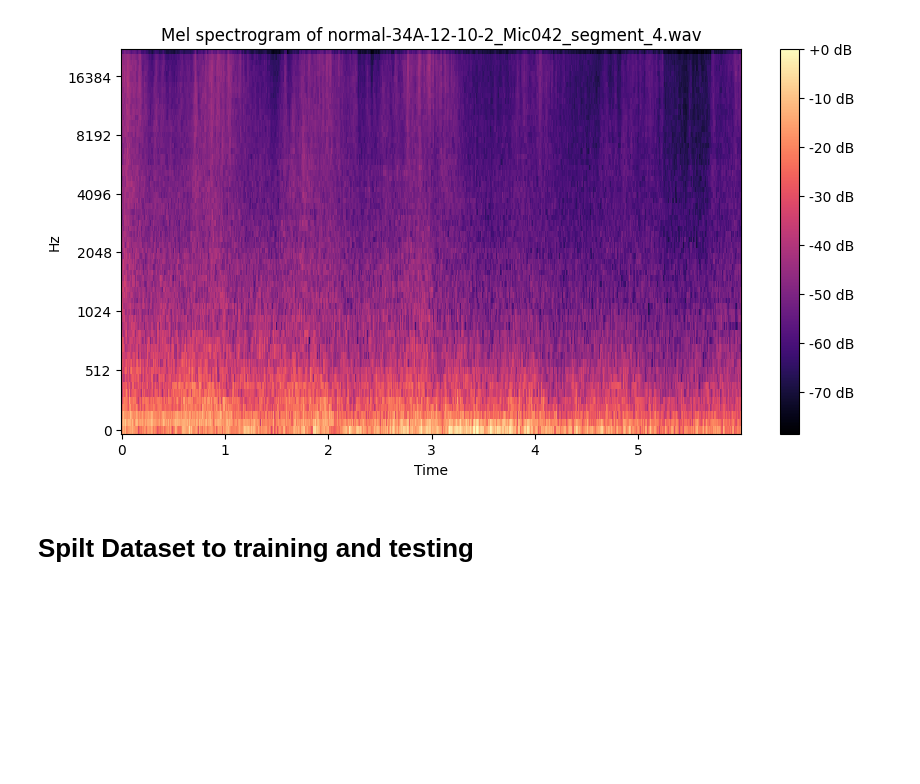
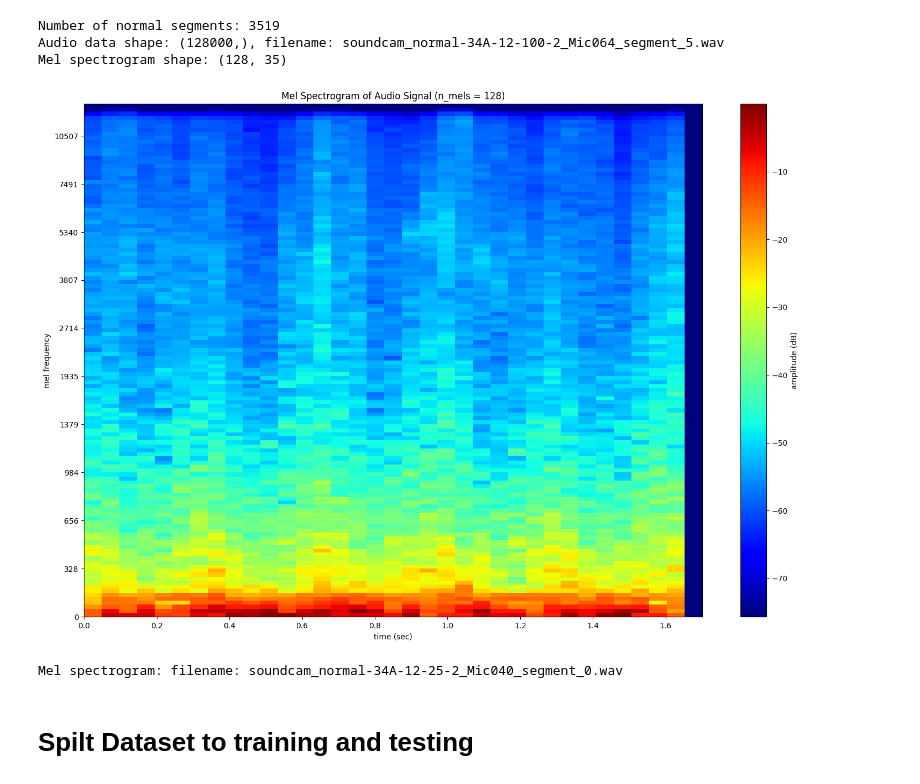
Before and after one commit to BoshiLee/wind_turbin_anomaly_detection, a Jupyter notebook: unsurpervised_model.ipynb, the cells around one changed output. Drawn from its saved outputs; the diff is of its cells as text; code cells hidden in the pictures; blank space fills up the shorter version.

```diff
--- a/unsurpervised_model.ipynb
+++ b/unsurpervised_model.ipynb
@@ -35,23 +33,33 @@ def load_segmented_files(directory):
     return wav_files
 # %%
 # 讀取分割後的音訊片段
-normal_segments = load_segmented_files('output')
-# 打亂 mel_spectrograms_normal 列表
-np.random.shuffle(normal_segments)
+normal_segments = load_segmented_files('audio')
+# %%
+from conver_mel_spectrogram import compute_mel_spectrogram
+def convert_to_mel_spectrogram(audio, sr):
+    mel_spectrogram, hop_length = compute_mel_spectrogram(audio, sr)
+    return mel_spectrogram
+# %%
+# 打亂 mel_spectrograms_normal 列表
+np.random.shuffle(normal_segments)
+print(f'Number of normal segments: {len(normal_segments)}')
+audio_data, filename = normal_segments[0]
+print(f'Audio data shape: {audio_data.shape}, filename: {filename}')
+mel_spectrogram_db, hop_length = compute_mel_spectrogram(audio_data, sample_rate)
+print(f"Mel spectrogram shape: {mel_spectrogram_db.shape}")
+# %% [output]
+Number of normal segments: 3519
+Audio data shape: (128000,), filename: soundcam_normal-34A-12-100-2_Mic064_segment_5.wav
+Mel spectrogram shape: (128, 35)
 # %%
-mel_spectrograms_normal = [convert_to_mel_spectrogram(audio[0], sample_rate, n_fft, hop_length, n_mels) for audio in tqdm(normal_segments)]
+mel_spectrograms_normal = [convert_to_mel_spectrogram(audio[0], sample_rate) for audio in tqdm(normal_segments)]
 # %%
-def plot_mel_spectrogram(mel_spectrogram, sr, filename:str = None):
-    plt.figure(figsize=(10, 5))
-    librosa.display.specshow(mel_spectrogram, x_axis='time', y_axis='mel', sr=sr, hop_length=hop_length)
-    plt.colorbar(format='%+2.0f dB')
-    plt.title(f'Mel spectrogram of {filename}')
-    plt.savefig(f'{filename}_mel_spectrogram.png')
-    plt.show()
+from conver_mel_spectrogram import plot_mel_spectrogram
+plot_mel_spectrogram(mel_spectrograms_normal[10], hop_length=hop_length, sample_rate=sample_rate, save_file=False)
+print(f"Mel spectrogram: filename: {normal_segments[10][1]}")
+# %% [output]
+[figure, added]
+Mel spectrogram: filename: soundcam_normal-34A-12-25-2_Mic040_segment_0.wav
-# %%
-plot_mel_spectrogram(mel_spectrograms_normal[0], sample_rate, f'{normal_segments[0][1]}')
-# %% [output]
-[figure, removed]
 # %% [markdown]
 # Spilt Dataset to training and testing
 # %%
```
Also changed, not shown: parts of 7 cells of this notebook, 3 other files.
